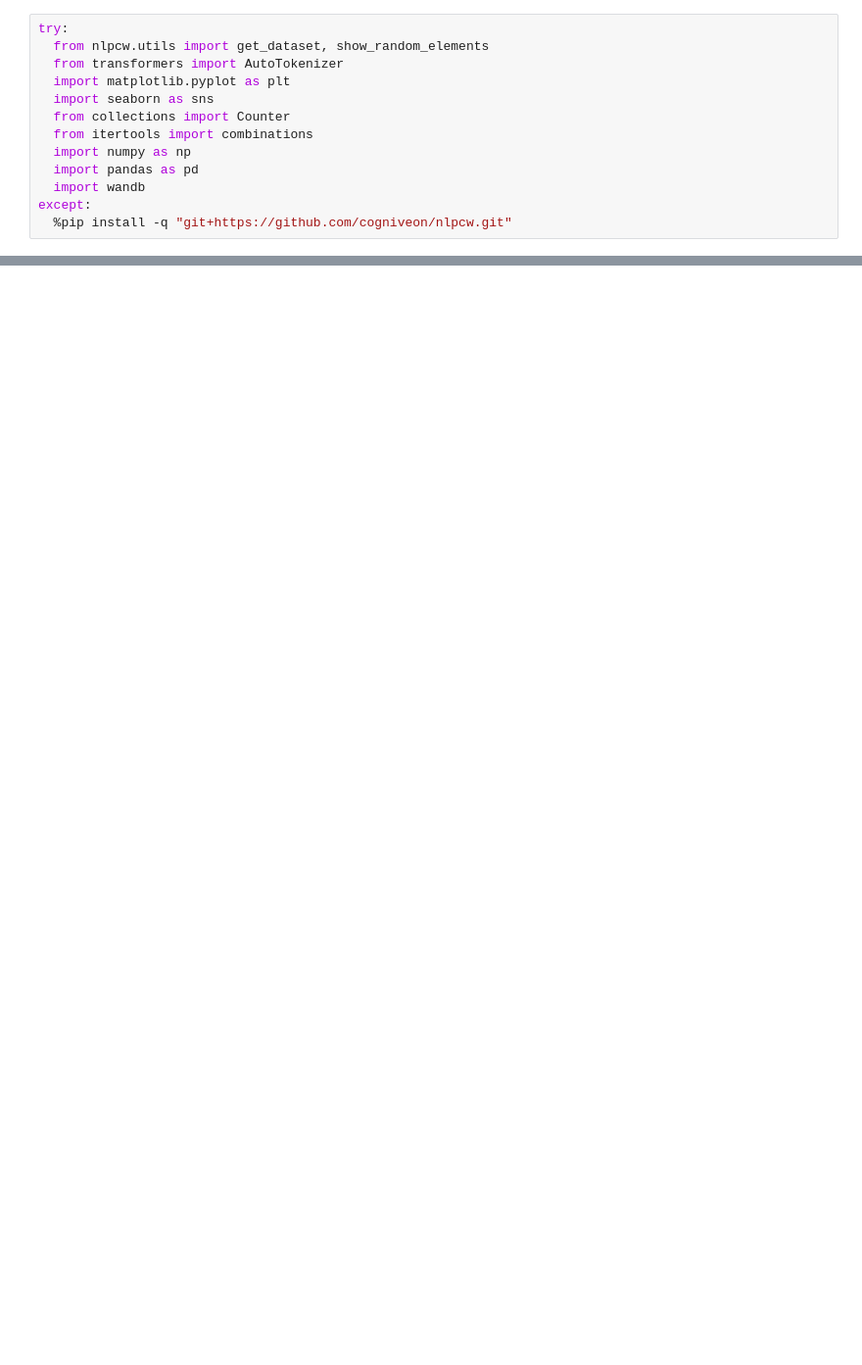
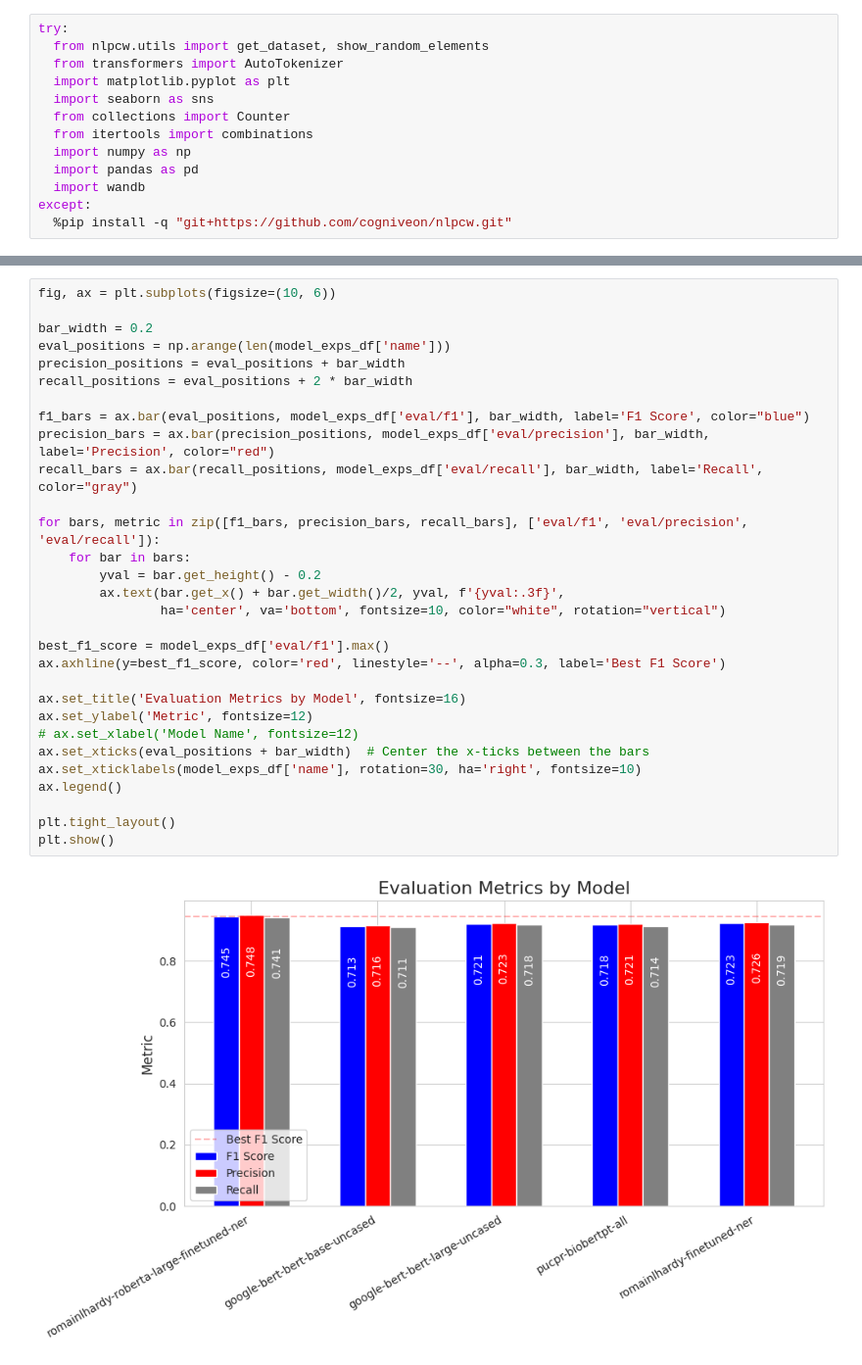
Before and after one commit to Cogniveon/nlpcw, a Jupyter notebook: evaluation.ipynb, the cells around one changed output, grey strips where cells are left out. Shown at 98% size. Cells and saved outputs as stored; diff of their text form; blank space fills up the shorter version.

```diff
--- a/evaluation.ipynb
+++ b/evaluation.ipynb
@@ -76,0 +81,32 @@ model_exps_df
+# %%
+fig, ax = plt.subplots(figsize=(10, 6))
+
+bar_width = 0.2
+eval_positions = np.arange(len(model_exps_df['name']))
+precision_positions = eval_positions + bar_width
+recall_positions = eval_positions + 2 * bar_width
+
+f1_bars = ax.bar(eval_positions, model_exps_df['eval/f1'], bar_width, label='F1 Score', color="blue")
+precision_bars = ax.bar(precision_positions, model_exps_df['eval/precision'], bar_width, label='Precision', color="red")
+recall_bars = ax.bar(recall_positions, model_exps_df['eval/recall'], bar_width, label='Recall', color="gray")
+
+for bars, metric in zip([f1_bars, precision_bars, recall_bars], ['eval/f1', 'eval/precision', 'eval/recall']):
+    for bar in bars:
+        yval = bar.get_height() - 0.2
+        ax.text(bar.get_x() + bar.get_width()/2, yval, f'{yval:.3f}',
+                ha='center', va='bottom', fontsize=10, color="white", rotation="vertical")
+
+best_f1_score = model_exps_df['eval/f1'].max()
+ax.axhline(y=best_f1_score, color='red', linestyle='--', alpha=0.3, label='Best F1 Score')
+
+ax.set_title('Evaluation Metrics by Model', fontsize=16)
+ax.set_ylabel('Metric', fontsize=12)
+# ax.set_xlabel('Model Name', fontsize=12)
+ax.set_xticks(eval_positions + bar_width)  # Center the x-ticks between the bars
+ax.set_xticklabels(model_exps_df['name'], rotation=30, ha='right', fontsize=10)
+ax.legend()
+
+plt.tight_layout()
+plt.show()
+# %% [output]
+[figure, added]
```
Also changed, not shown: parts of 6 cells of this notebook.
